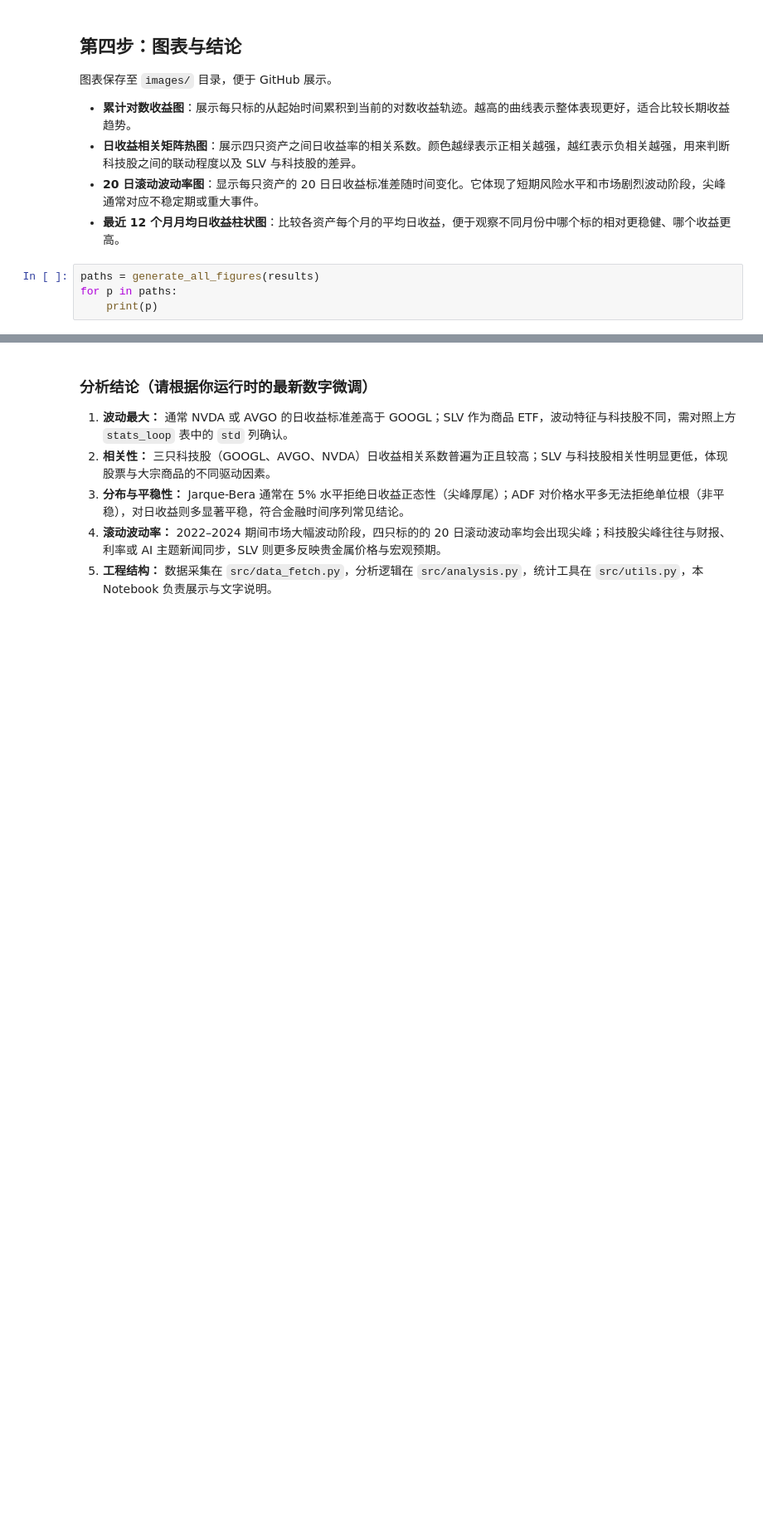
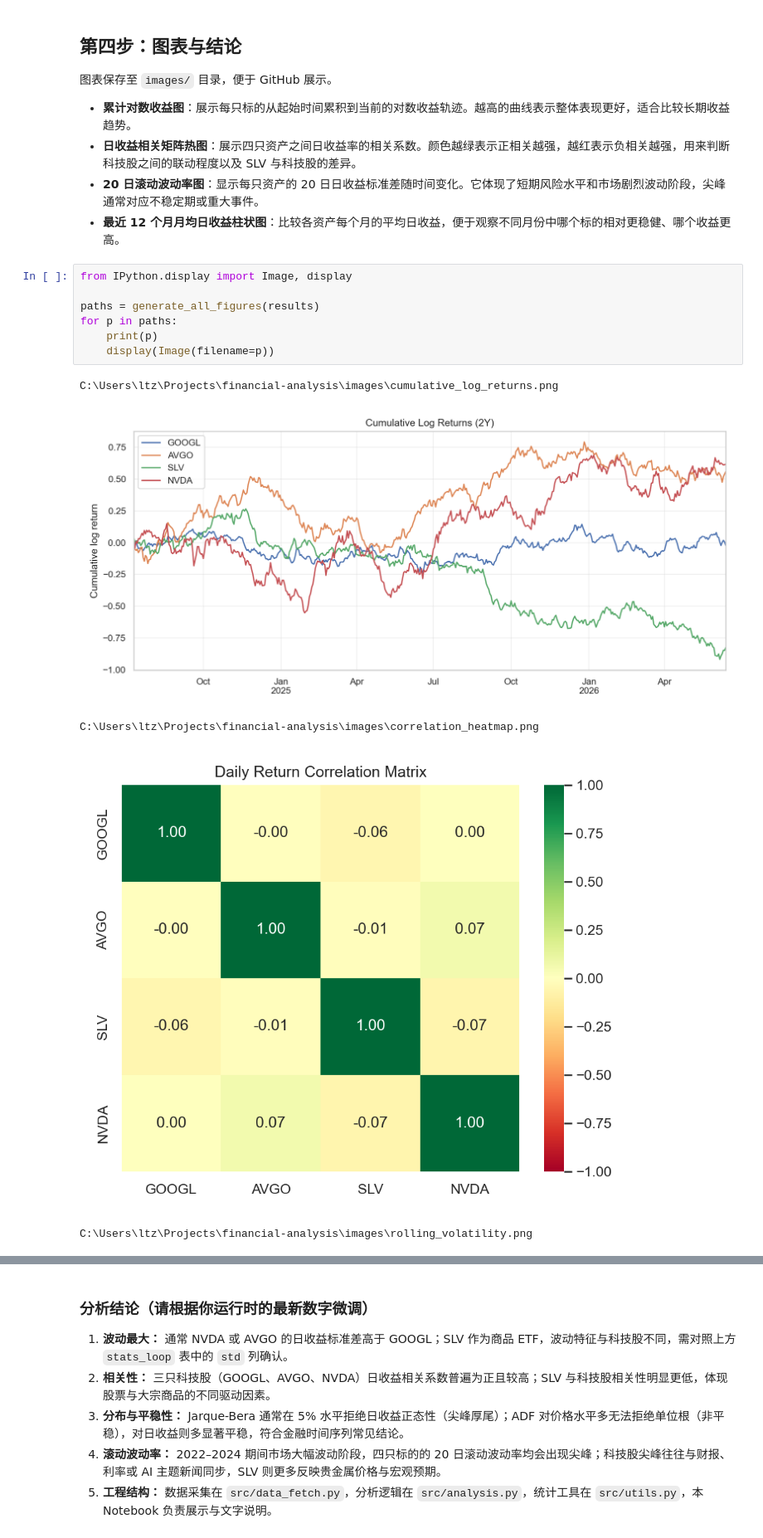
Before and after one commit to bobooooo6868/financial-analysis-demo, a Jupyter notebook: notebooks/main.ipynb, the cells around one changed output, grey strips where cells are left out. Shown at 83% size. Drawn from its saved outputs; the diff is of its cells as text; blank space fills up the shorter version.

```diff
--- a/notebooks/main.ipynb
+++ b/notebooks/main.ipynb
@@ -138,6 +241,15 @@ for ticker, spikes in results["volatility_spikes"].items():
 - **20 日滚动波动率图**：显示每只资产的 20 日日收益标准差随时间变化。它体现了短期风险水平和市场剧烈波动阶段，尖峰通常对应不稳定期或重大事件。
 - **最近 12 个月月均日收益柱状图**：比较各资产每个月的平均日收益，便于观察不同月份中哪个标的相对更稳健、哪个收益更高。
 # %%
+from IPython.display import Image, display
+
 paths = generate_all_figures(results)
 for p in paths:
     print(p)
+    display(Image(filename=p))
+# %% [output]
+C:\Users\ltz\Projects\financial-analysis\images\cumulative_log_returns.png
+[figure, added]
+C:\Users\ltz\Projects\financial-analysis\images\correlation_heatmap.png
+[figure, added]
+C:\Users\ltz\Projects\financial-analysis\images\rolling_volatility.png
```
Also changed, not shown: parts of 10 cells of this notebook, 6 other files.
